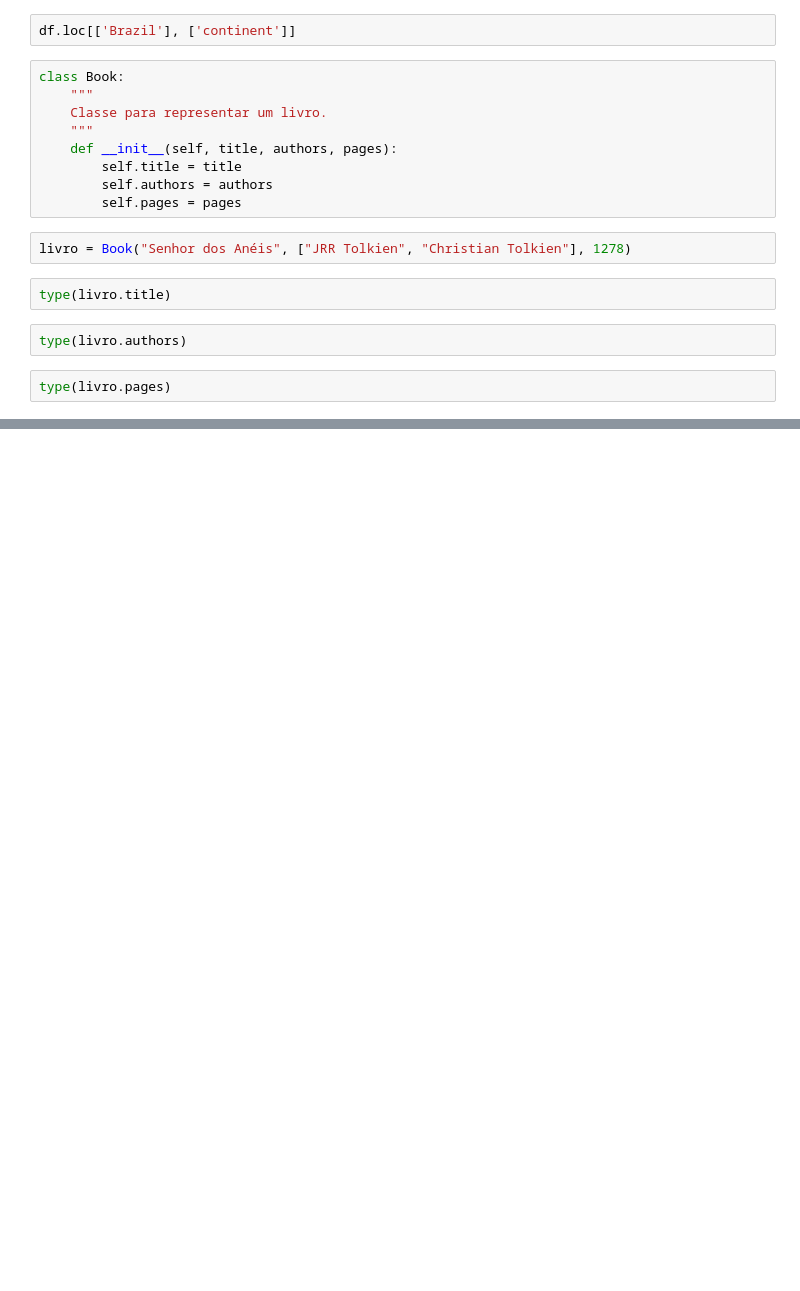
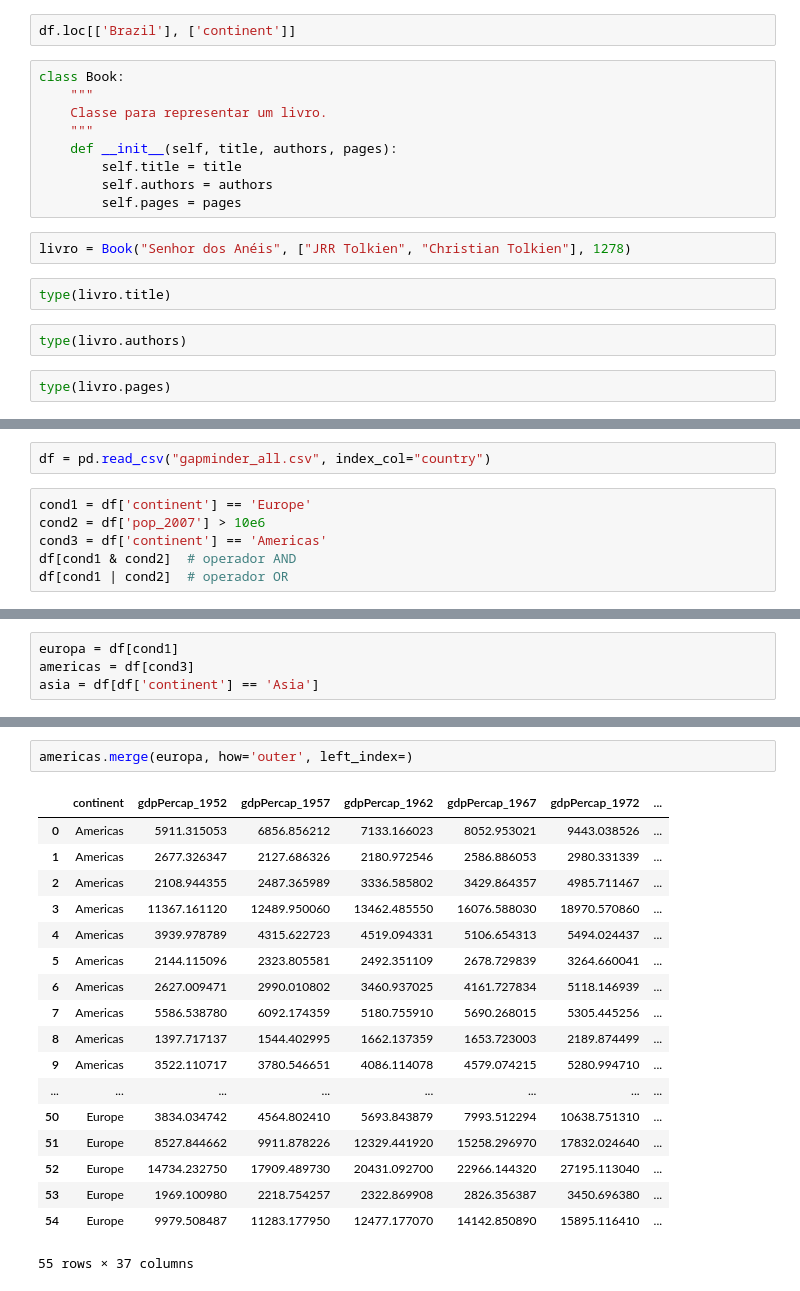
Before and after one commit to vinisalazar/xlab-python, a Jupyter notebook: alunos/ivan/ivan.ipynb, the cells around one changed output, grey strips where cells are left out. Cells and saved outputs as stored; diff of their text form; blank space fills up the shorter version.

```diff
--- a/alunos/ivan/ivan.ipynb
+++ b/alunos/ivan/ivan.ipynb
@@ -327,0 +341,8 @@ type(livro.pages)
+# %%
+df = pd.read_csv("gapminder_all.csv", index_col="country")
+# %%
+cond1 = df['continent'] == 'Europe'
+cond2 = df['pop_2007'] > 10e6
+cond3 = df['continent'] == 'Americas'
+df[cond1 & cond2]  # operador AND
+df[cond1 | cond2]  # operador OR
@@ -327,0 +385,4 @@ type(livro.pages)
+# %%
+europa = df[cond1]
+americas = df[cond3]
+asia = df[df['continent'] == 'Asia']
@@ -327,0 +469,21 @@ type(livro.pages)
+# %%
+americas.merge(europa, how='outer', left_index=)
+# %% [output]
+|  | continent | gdpPercap_1952 | gdpPercap_1957 | gdpPercap_1962 | gdpPercap_1967 | gdpPercap_1972 | ... |
+| 0 | Americas | 5911.315053 | 6856.856212 | 7133.166023 | 8052.953021 | 9443.038526 | ... |
+| 1 | Americas | 2677.326347 | 2127.686326 | 2180.972546 | 2586.886053 | 2980.331339 | ... |
+| 2 | Americas | 2108.944355 | 2487.365989 | 3336.585802 | 3429.864357 | 4985.711467 | ... |
+| 3 | Americas | 11367.161120 | 12489.950060 | 13462.485550 | 16076.588030 | 18970.570860 | ... |
+| 4 | Americas | 3939.978789 | 4315.622723 | 4519.094331 | 5106.654313 | 5494.024437 | ... |
+| 5 | Americas | 2144.115096 | 2323.805581 | 2492.351109 | 2678.729839 | 3264.660041 | ... |
+| 6 | Americas | 2627.009471 | 2990.010802 | 3460.937025 | 4161.727834 | 5118.146939 | ... |
+| 7 | Americas | 5586.538780 | 6092.174359 | 5180.755910 | 5690.268015 | 5305.445256 | ... |
+| 8 | Americas | 1397.717137 | 1544.402995 | 1662.137359 | 1653.723003 | 2189.874499 | ... |
+| 9 | Americas | 3522.110717 | 3780.546651 | 4086.114078 | 4579.074215 | 5280.994710 | ... |
+| ... | ... | ... | ... | ... | ... | ... | ... |
+| 50 | Europe | 3834.034742 | 4564.802410 | 5693.843879 | 7993.512294 | 10638.751310 | ... |
+| 51 | Europe | 8527.844662 | 9911.878226 | 12329.441920 | 15258.296970 | 17832.024640 | ... |
+| 52 | Europe | 14734.232750 | 17909.489730 | 20431.092700 | 22966.144320 | 27195.113040 | ... |
+| 53 | Europe | 1969.100980 | 2218.754257 | 2322.869908 | 2826.356387 | 3450.696380 | ... |
+| 54 | Europe | 9979.508487 | 11283.177950 | 12477.177070 | 14142.850890 | 15895.116410 | ... |
+55 rows × 37 columns
```
Also changed, not shown: parts of 18 cells of this notebook.
